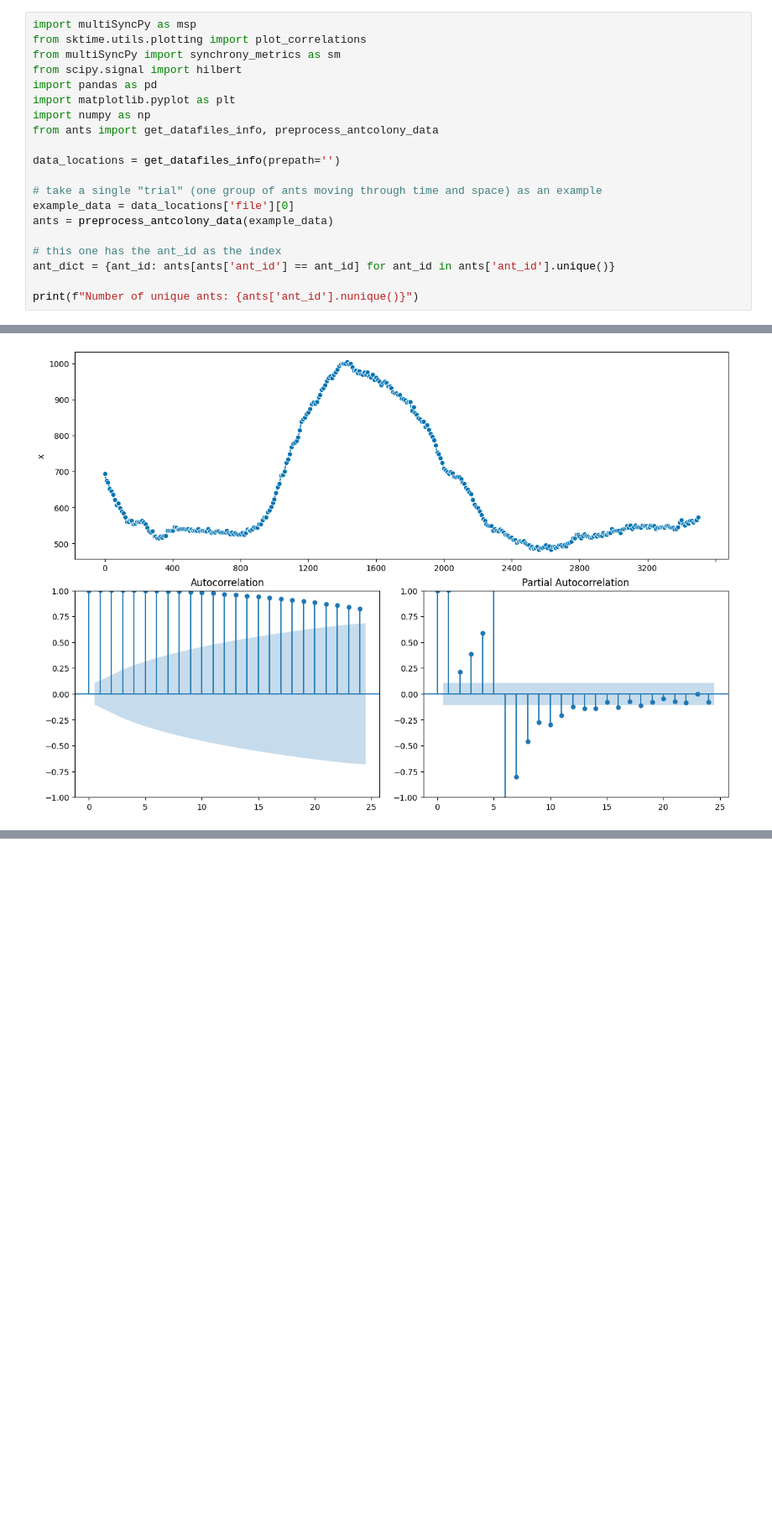
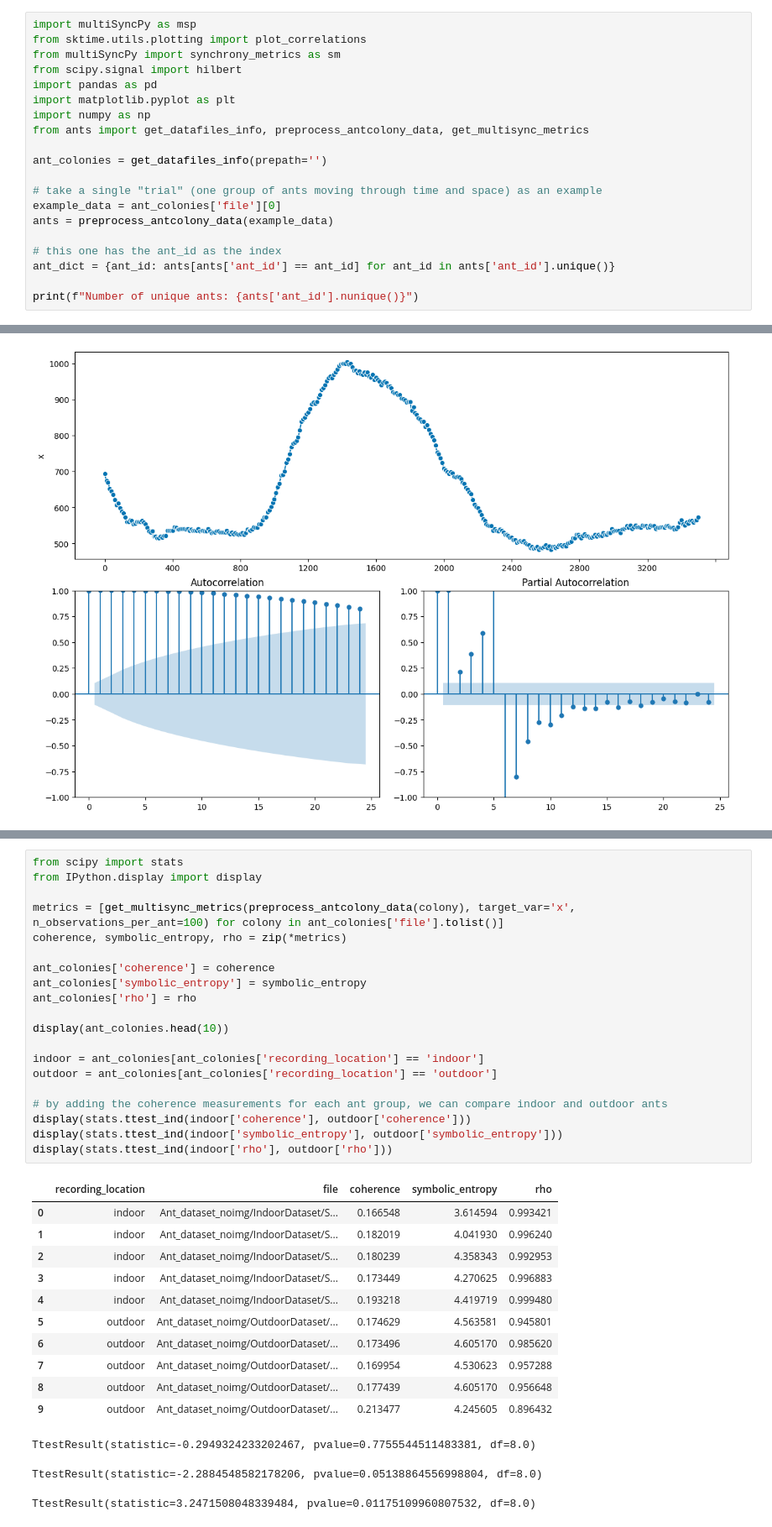
Before and after one commit to Lumalizer/AntColony_Complex_Systems_2024, a Jupyter notebook: ants/ants.ipynb, the cells around one changed output, grey strips where cells are left out. Shown: that part at 84% size. Drawn from its saved outputs; the diff is of its cells as text; blank space fills up the shorter version.

Commit message:
multisync metric analysis on colony level + indoor vs outdoor

```diff
--- a/ants/ants.ipynb
+++ b/ants/ants.ipynb
@@ -6,12 +6,12 @@ from scipy.signal import hilbert
 import pandas as pd
 import matplotlib.pyplot as plt
 import numpy as np
-from ants import get_datafiles_info, preprocess_antcolony_data
+from ants import get_datafiles_info, preprocess_antcolony_data, get_multisync_metrics
 
-data_locations = get_datafiles_info(prepath='')
+ant_colonies = get_datafiles_info(prepath='')
 
 # take a single "trial" (one group of ants moving through time and space) as an example
-example_data = data_locations['file'][0]
+example_data = ant_colonies['file'][0]
 ants = preprocess_antcolony_data(example_data)
 
 # this one has the ant_id as the index
@@ -44,3 +44,38 @@ Coherence: 0.14483338190959055
 Symbolic entropy: 4.127137193429166
 Rho: 0.9801752887280589
 [figure]
+# %%
+from scipy import stats
+from IPython.display import display
+
+metrics = [get_multisync_metrics(preprocess_antcolony_data(colony), target_var='x', n_observations_per_ant=100) for colony in ant_colonies['file'].tolist()]
+coherence, symbolic_entropy, rho = zip(*metrics)
+
+ant_colonies['coherence'] = coherence
+ant_colonies['symbolic_entropy'] = symbolic_entropy
+ant_colonies['rho'] = rho
+
+display(ant_colonies.head(10))
+
+indoor = ant_colonies[ant_colonies['recording_location'] == 'indoor']
+outdoor = ant_colonies[ant_colonies['recording_location'] == 'outdoor']
+
+# by adding the coherence measurements for each ant group, we can compare indoor and outdoor ants
+display(stats.ttest_ind(indoor['coherence'], outdoor['coherence']))
+display(stats.ttest_ind(indoor['symbolic_entropy'], outdoor['symbolic_entropy']))
+display(stats.ttest_ind(indoor['rho'], outdoor['rho']))
+# %% [output]
+|  | recording_location | file | coherence | symbolic_entropy | rho |
+| 0 | indoor | Ant_dataset_noimg/IndoorDataset/S... | 0.166548 | 3.614594 | 0.993421 |
+| 1 | indoor | Ant_dataset_noimg/IndoorDataset/S... | 0.182019 | 4.041930 | 0.996240 |
+| 2 | indoor | Ant_dataset_noimg/IndoorDataset/S... | 0.180239 | 4.358343 | 0.992953 |
+| 3 | indoor | Ant_dataset_noimg/IndoorDataset/S... | 0.173449 | 4.270625 | 0.996883 |
+| 4 | indoor | Ant_dataset_noimg/IndoorDataset/S... | 0.193218 | 4.419719 | 0.999480 |
+| 5 | outdoor | Ant_dataset_noimg/OutdoorDataset/... | 0.174629 | 4.563581 | 0.945801 |
+| 6 | outdoor | Ant_dataset_noimg/OutdoorDataset/... | 0.173496 | 4.605170 | 0.985620 |
+| 7 | outdoor | Ant_dataset_noimg/OutdoorDataset/... | 0.169954 | 4.530623 | 0.957288 |
+| 8 | outdoor | Ant_dataset_noimg/OutdoorDataset/... | 0.177439 | 4.605170 | 0.956648 |
+| 9 | outdoor | Ant_dataset_noimg/OutdoorDataset/... | 0.213477 | 4.245605 | 0.896432 |
+TtestResult(statistic=-0.2949324233202467, pvalue=0.7755544511483381, df=8.0)
+TtestResult(statistic=-2.2884548582178206, pvalue=0.05138864556998804, df=8.0)
+TtestResult(statistic=3.2471508048339484, pvalue=0.01175109960807532, df=8.0)
```
Also changed, not shown: parts of 1 cell of this notebook, 1 other file.
